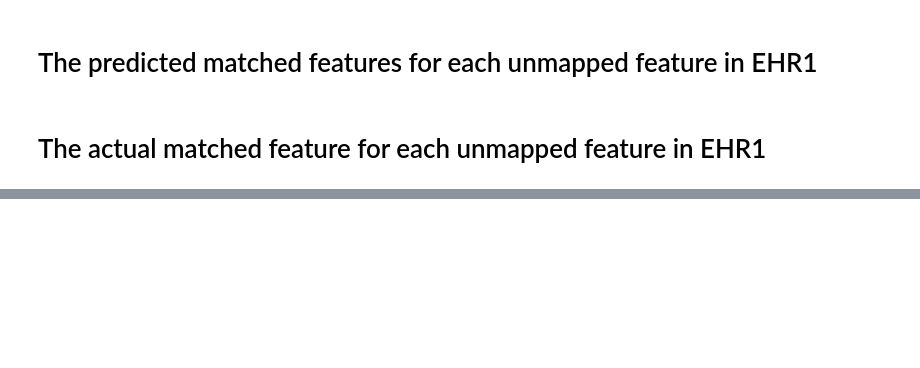
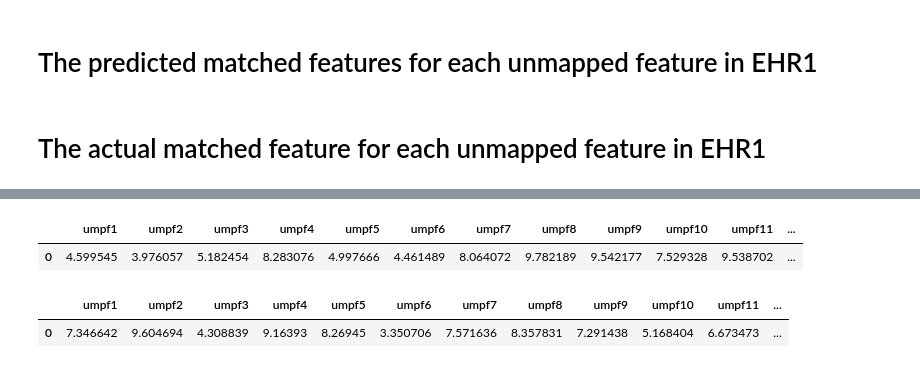
Before and after one commit to cuishuting/seq_to_seq_schema_matching, a Jupyter notebook: seq_to_seq_via_RNN.ipynb, the cells around one changed output, grey strips where cells are left out. Cells and saved outputs as stored; diff of their text form; code cells hidden in the pictures; blank space fills up the shorter version.

```diff
--- a/seq_to_seq_via_RNN.ipynb
+++ b/seq_to_seq_via_RNN.ipynb
@@ -899,0 +1249,12 @@ Sim cor F values  0.06666666666666667 0.06666666666666667
+# %%
+# train the final model using all 90% dataset
+final_train_dataloader_1_abla_m2 = DataLoader(dataset_1_kfold, batch_size=batch_size, shuffle=True)
+for umpf_id in range(num_ump_f):
+    print("current unmapped feature id: ", umpf_id)
+    cur_model = ablation_model_only_one_dp(umpf_id, batch_size, 1, hidden_dim, seq_len, num_mp_f)
+    cur_optimizer = optim.Adam(cur_model.parameters(), lr = lr)
+    for i in range(num_epochs):
+#         print(f"Epoch {i+1}\n-------------------------------")
+        train(final_train_dataloader_1_abla_m2, cur_model, cur_optimizer, batch_size)
+
+    torch.save(cur_model.state_dict(), "./ablation_model_params/Ablation_model_2/EHR1/"+str(umpf_id+1)+"_EHR1.pth")
@@ -899,0 +1277,12 @@ Sim cor F values  0.06666666666666667 0.06666666666666667
+# %%
+# train the final model using all 90% dataset
+final_train_dataloader_2_abla_m2 = DataLoader(dataset_2_kfold, batch_size=batch_size, shuffle=True)
+for umpf_id in range(num_ump_f):
+    print("current unmapped feature id: ", umpf_id)
+    cur_model = ablation_model_only_one_dp(umpf_id, batch_size, 1, hidden_dim, seq_len, num_mp_f)
+    cur_optimizer = optim.Adam(cur_model.parameters(), lr = lr)
+    for i in range(num_epochs):
+#         print(f"Epoch {i+1}\n-------------------------------")
+        train(final_train_dataloader_2_abla_m2, cur_model, cur_optimizer, batch_size)
+
+    torch.save(cur_model.state_dict(), "./ablation_model_params/Ablation_model_2/EHR2/"+str(umpf_id+1)+"_EHR2.pth")
@@ -899,0 +1470,14 @@ Sim cor F values  0.06666666666666667 0.06666666666666667
+# %%
+kfold_test_loss_1_mean_abla_model = np.mean(kfold_test_loss_1, axis=1)
+kfold_test_loss_1_mean_df_abla_model = pd.DataFrame(data=kfold_test_loss_1_mean_abla_model.reshape(1, 15), columns=["umpf"+str(i) for i in range(1, 16)])
+kfold_test_loss_1_mean_df_abla_model
+# %% [output]
+|  | umpf1 | umpf2 | umpf3 | umpf4 | umpf5 | umpf6 | umpf7 | umpf8 | umpf9 | umpf10 | umpf11 | ... |
+| 0 | 4.599545 | 3.976057 | 5.182454 | 8.283076 | 4.997666 | 4.461489 | 8.064072 | 9.782189 | 9.542177 | 7.529328 | 9.538702 | ... |
+# %%
+kfold_test_loss_2_mean_abla_model = np.mean(kfold_test_loss_2, axis=1)
+kfold_test_loss_2_mean_df_abla_model = pd.DataFrame(data=kfold_test_loss_2_mean_abla_model.reshape(1, 15), columns=["umpf"+str(i) for i in range(1, 16)])
+kfold_test_loss_2_mean_df_abla_model
+# %% [output]
+|  | umpf1 | umpf2 | umpf3 | umpf4 | umpf5 | umpf6 | umpf7 | umpf8 | umpf9 | umpf10 | umpf11 | ... |
+| 0 | 7.346642 | 9.604694 | 4.308839 | 9.16393 | 8.26945 | 3.350706 | 7.571636 | 8.357831 | 7.291438 | 5.168404 | 6.673473 | ... |
```
Also changed, not shown: parts of 95 cells of this notebook.
